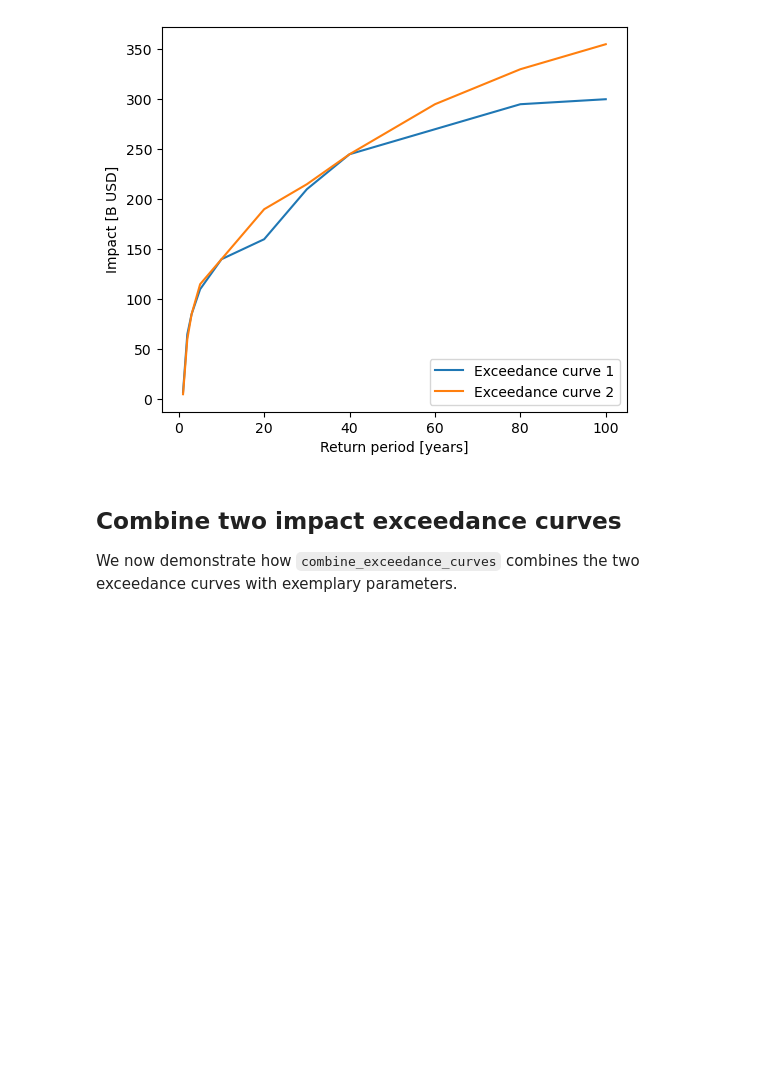
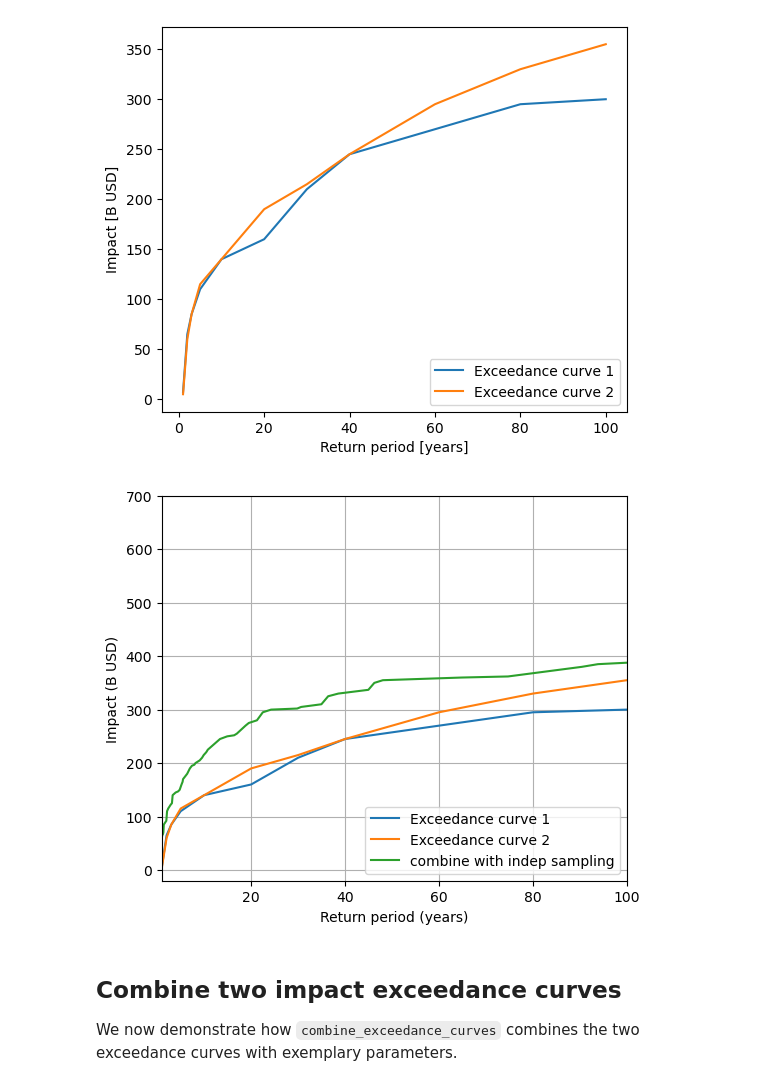
Before and after one commit to ValentinGebhart/exceedance_frequency_curves, a Jupyter notebook: combine_two_exceedance_curves.ipynb, the cells around one changed output. Drawn from its saved outputs; the diff is of its cells as text; code cells hidden in the pictures; blank space fills up the shorter version.

Commit message:
add tests for combining two aggreagted curves

```diff
--- a/combine_two_exceedance_curves.ipynb
+++ b/combine_two_exceedance_curves.ipynb
@@ -52,6 +52,32 @@ exceedance_curve1, exceedance_curve2 = [ExceedanceCurve(
 ) for values in [values_paper_RF, values_paper_TC]]
 # %% [output]
 [figure]
+# %%
+# create ExceedanceCurve objects
+exceedance_curve1_annual, exceedance_curve2_annual = [ExceedanceCurve(
+    values=values,
+    exceedance_frequencies=exceedancefrequencies_paper,
+    aggregation_time_fraction=1
+) for values in [values_paper_RF, values_paper_TC]]
+exceedance_curves_annual_combined = combine_exceedance_curves(
+    [exceedance_curve1_annual, exceedance_curve2_annual], coincidence_fraction=None
+)
+# plot combined exceedance curves
+fig, ax = plt.subplots(figsize=(6,5))
+
+ax.plot(1/exceedance_curve1_annual.exceedance_frequencies, exceedance_curve1_annual.values, label='Exceedance curve 1')
+ax.plot(1/exceedance_curve2_annual.exceedance_frequencies, exceedance_curve2_annual.values, label='Exceedance curve 2')
+ax.plot(1/exceedance_curves_annual_combined.exceedance_frequencies, exceedance_curves_annual_combined.values, label=f"combine with indep sampling")
+# ax.plot(1/combined_analytic.exceedance_frequencies, combined_analytic.values, label='Analytic combination')
+
+ax.grid()
+ax.legend(loc='lower right')
+plt.xlabel('Return period (years)')
+plt.ylabel('Impact (B USD)')
+ax.set_xlim(1, 100)
+ax.set_ylim(-20, 700);
+# %% [output]
+[figure, added]
 # %% [markdown]
 ## Combine two impact exceedance curves
 
```
Also changed, not shown: parts of 2 cells of this notebook, 4 other files.
